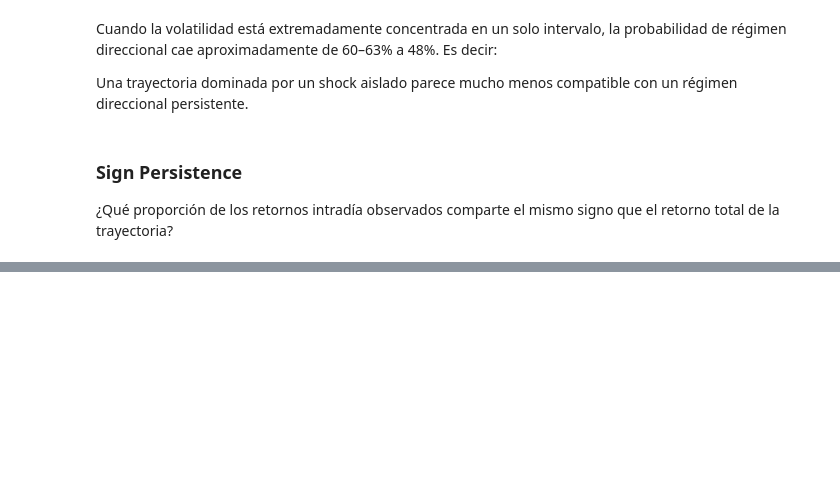
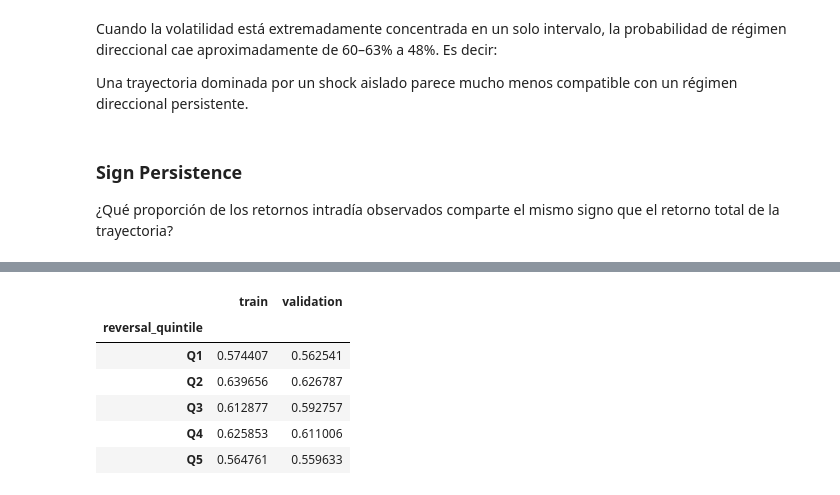
Before and after one commit to ADRIANVM117/data-science-portfolio, a Jupyter notebook: EXAMEN_DL_BOURBAKI/notebooks/03_quant_feature_baseline.ipynb, the cells around one changed output, grey strips where cells are left out. Drawn from its saved outputs; the diff is of its cells as text; code cells hidden in the pictures; blank space fills up the shorter version.

```diff
--- a/EXAMEN_DL_BOURBAKI/notebooks/03_quant_feature_baseline.ipynb
+++ b/EXAMEN_DL_BOURBAKI/notebooks/03_quant_feature_baseline.ipynb
@@ -794,0 +899,40 @@ train_feat["sign_persistence"].describe(
+# %%
+# Quintiles definidos SOLO con train
+reversal_bins = train_feat["reversal_intensity"].quantile(
+    [0, .2, .4, .6, .8, 1]
+).values
+
+reversal_bins[0] = -np.inf
+reversal_bins[-1] = np.inf
+
+train_feat["reversal_quintile"] = pd.cut(
+    train_feat["reversal_intensity"],
+    bins=reversal_bins,
+    labels=["Q1", "Q2", "Q3", "Q4", "Q5"],
+    include_lowest=True
+)
+
+val_feat["reversal_quintile"] = pd.cut(
+    val_feat["reversal_intensity"],
+    bins=reversal_bins,
+    labels=["Q1", "Q2", "Q3", "Q4", "Q5"],
+    include_lowest=True
+)
+
+pd.concat({
+    "train": train_feat.groupby(
+        "reversal_quintile", observed=True
+    )["directional"].mean(),
+
+    "validation": val_feat.groupby(
+        "reversal_quintile", observed=True
+    )["directional"].mean()
+}, axis=1)
+# %% [output]
+|  | train | validation |
+| reversal_quintile |  |  |
+| Q1 | 0.574407 | 0.562541 |
+| Q2 | 0.639656 | 0.626787 |
+| Q3 | 0.612877 | 0.592757 |
+| Q4 | 0.625853 | 0.611006 |
+| Q5 | 0.564761 | 0.559633 |
```
Also changed, not shown: parts of 13 cells of this notebook.
